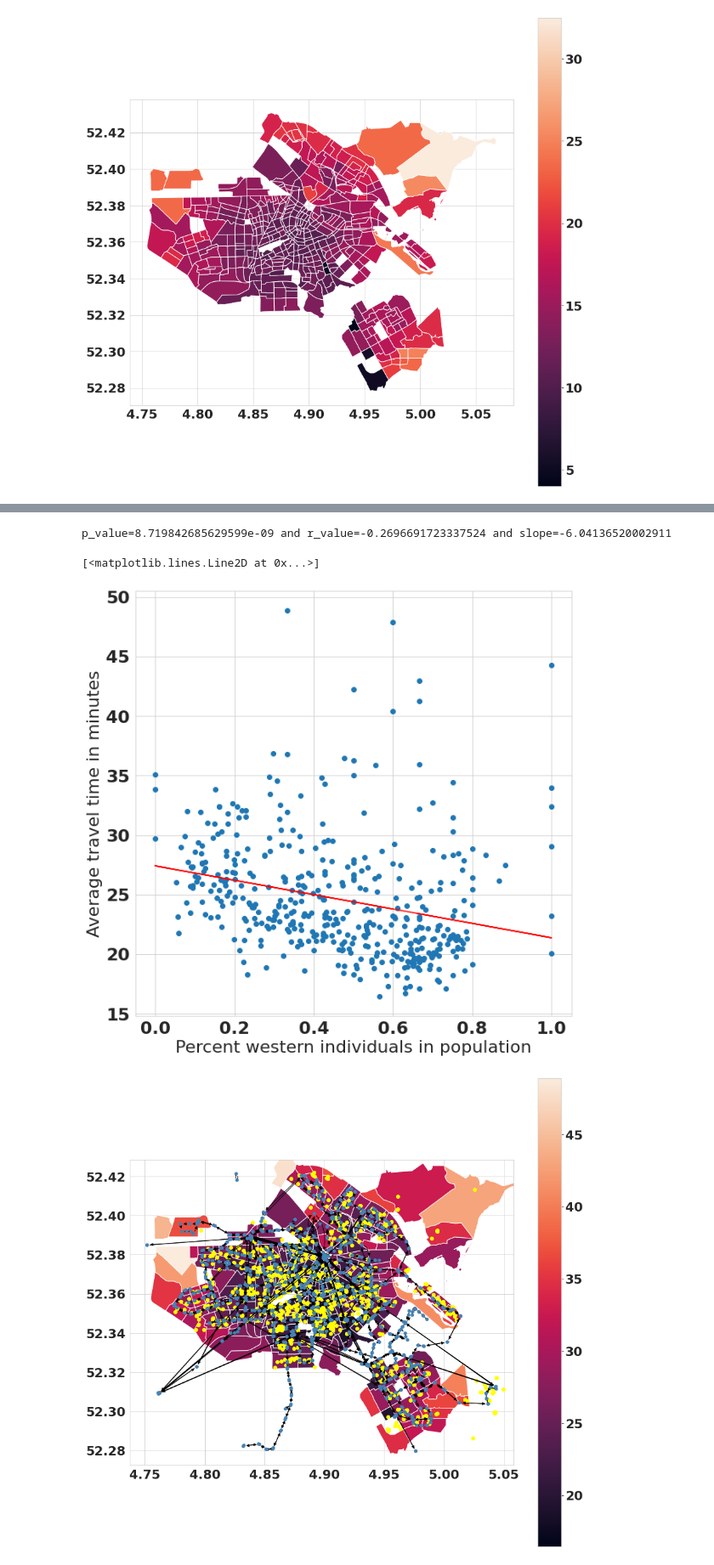
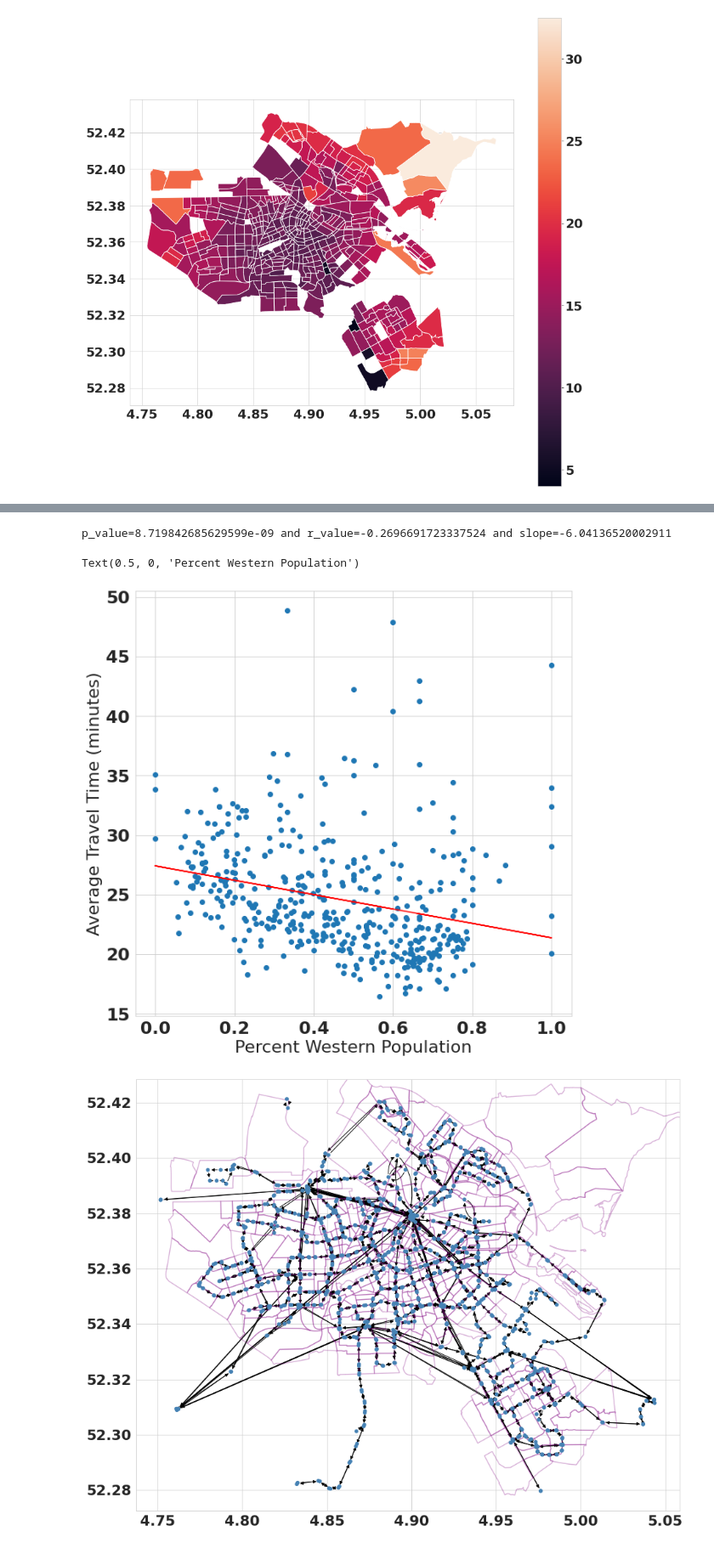
Before and after one commit to EquiCity/thesis, a Jupyter notebook: eda/notebooks/ams_transit_network_accessibility_analysis.ipynb, the cells around one changed output, grey strips where cells are left out. Shown at 85% size. Cells and saved outputs as stored; diff of their text form; code cells hidden in the pictures.

```diff
--- a/eda/notebooks/ams_transit_network_accessibility_analysis.ipynb
+++ b/eda/notebooks/ams_transit_network_accessibility_analysis.ipynb
@@ -426,14 +427,16 @@ print(f"{p_value=} and {r_value=} and {slope=}")
 
 ax.scatter(buurt_avg_tt.p_w, buurt_avg_tt[0])
 ax.plot(buurt_avg_tt.p_w, p(buurt_avg_tt.p_w), c='r')
+ax.set_ylabel('Average Travel Time (minutes)')
+ax.set_xlabel('Percent Western Population')
 # %% [output]
 p_value=8.719842685629599e-09 and r_value=-0.2696691723337524 and slope=-6.04136520002911
-[<matplotlib.lines.Line2D at 0x...>]
+Text(0.5, 0, 'Percent Western Population')
-[figure, old version]
+[figure, new version]
 # %%
-base = buurt_avg_tt.plot(0, legend=True,figsize=(15,15))
-base = education.plot(ax=base, color='yellow', figsize=(15,15))
+base = kwb_19_ams_neighborhoods.boundary.plot(figsize=(15,15), edgecolor="purple", alpha=0.3)
+# base = education.plot(ax=base, color='yellow', figsize=(15,15))
 G_transit = ig.read(graphs[0])
 ig.plot(G_transit, target=base)
 # %% [output]
-[figure, old version]
+[figure, new version]
```
Also changed, not shown: parts of 3 cells of this notebook, 18 other files.
